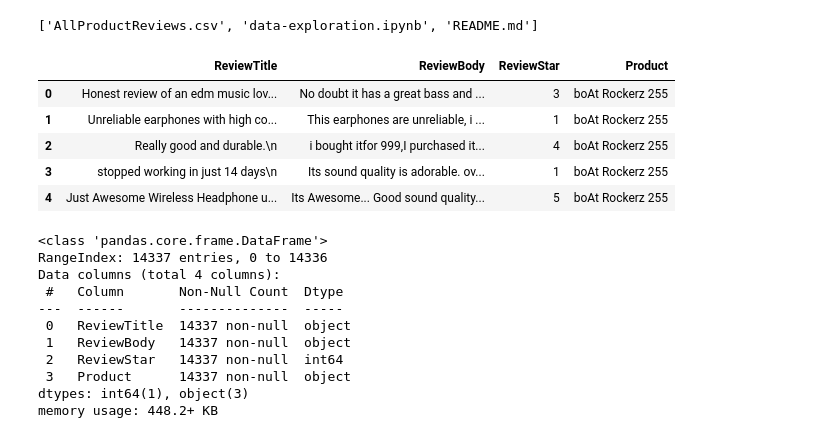
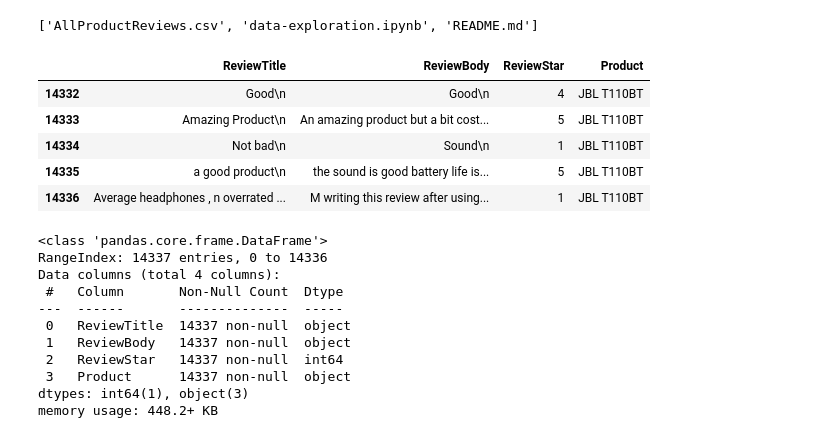
Before and after one commit to data-science-adventure/text-exploration, a Jupyter notebook: data-exploration.ipynb, the cells around one changed output. Drawn from its saved outputs; the diff is of its cells as text; code cells hidden in the pictures.

```diff
--- a/data-exploration.ipynb
+++ b/data-exploration.ipynb
@@ -27,14 +66,14 @@ file_list
 # %%
 reviews =pd.read_csv(file_list[0], encoding='utf-8')
 # %%
-reviews.head()
+reviews.tail()
 # %% [output]
 |  | ReviewTitle | ReviewBody | ReviewStar | Product |
-| 0 | Honest review of an edm music lov... | No doubt it has a great bass and ... | 3 | boAt Rockerz 255 |
-| 1 | Unreliable earphones with high co... | This earphones are unreliable, i ... | 1 | boAt Rockerz 255 |
-| 2 | Really good and durable.\n | i bought itfor 999,I purchased it... | 4 | boAt Rockerz 255 |
-| 3 | stopped working in just 14 days\n | Its sound quality is adorable. ov... | 1 | boAt Rockerz 255 |
-| 4 | Just Awesome Wireless Headphone u... | Its Awesome... Good sound quality... | 5 | boAt Rockerz 255 |
+| 14332 | Good\n | Good\n | 4 | JBL T110BT |
+| 14333 | Amazing Product\n | An amazing product but a bit cost... | 5 | JBL T110BT |
+| 14334 | Not bad\n | Sound\n | 1 | JBL T110BT |
+| 14335 | a good product\n | the sound is good battery life is... | 5 | JBL T110BT |
+| 14336 | Average headphones , n overrated ... | M writing this review after using... | 1 | JBL T110BT |
 # %%
 reviews.info()
 # %% [output]
```
Also changed, not shown: parts of 12 cells of this notebook.
